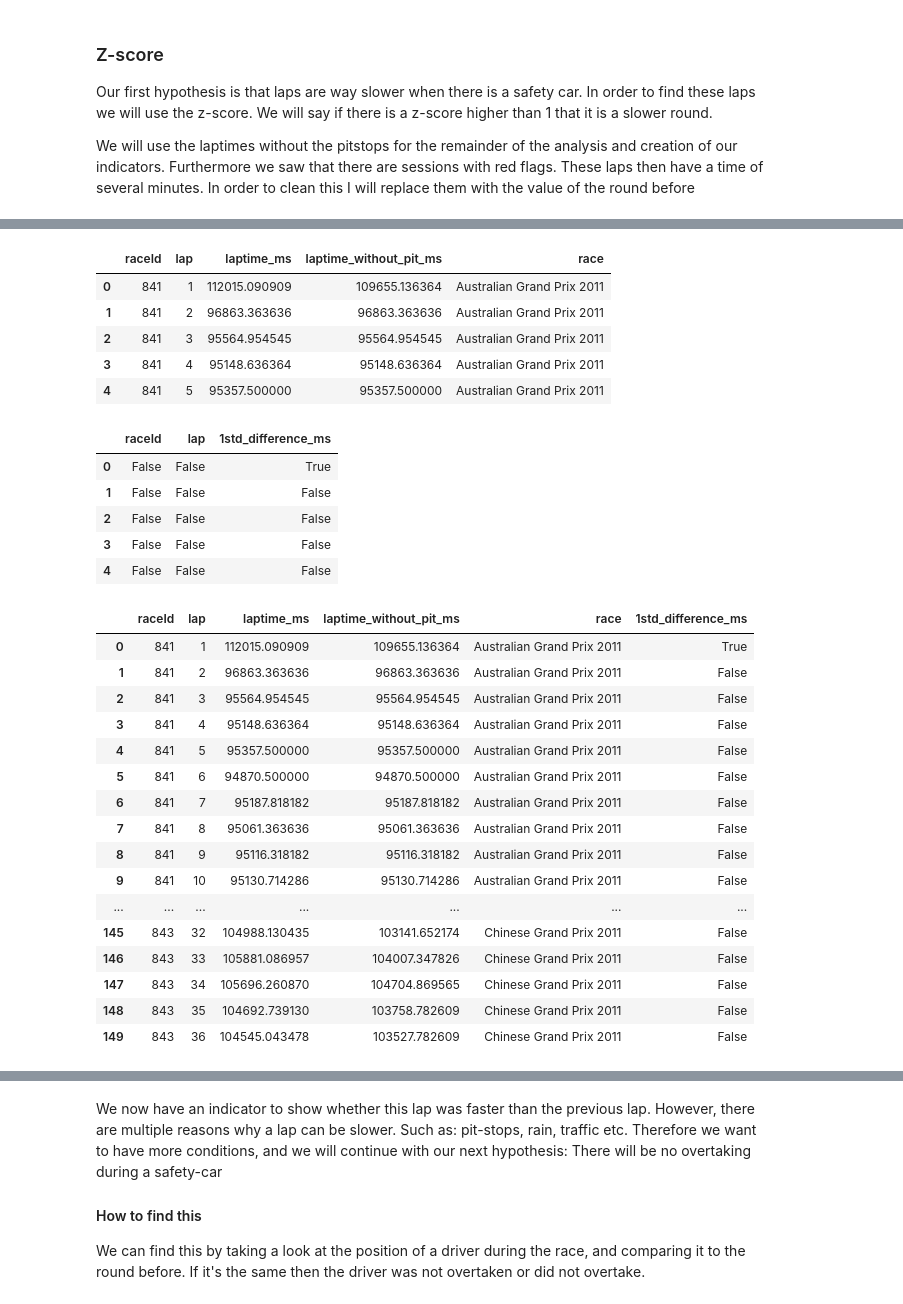
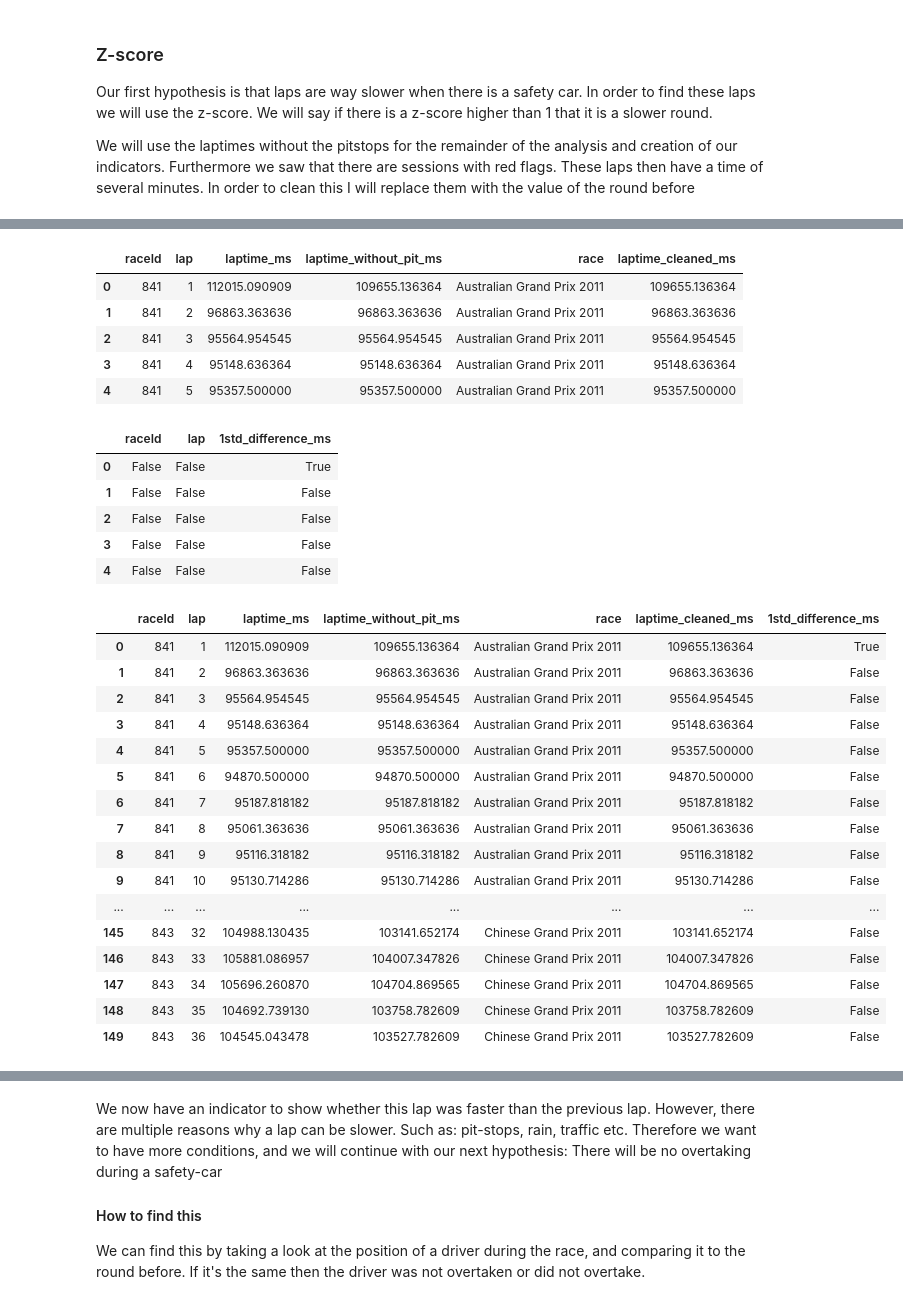
Before and after one commit to yannickaugustijn/F1, a Jupyter notebook: Safety cars.ipynb, the cells around one changed output, grey strips where cells are left out. Saved outputs shown, nothing was run; the diff lists cells and outputs as text; code cells hidden in the pictures.

Commit message:
Red flag cleaned as 1.2*median of laptimes

```diff
--- a/Safety cars.ipynb
+++ b/Safety cars.ipynb
@@ -180,7 +180,7 @@ laptime_race_df = laptime_race_df.merge(pitstops_df[['raceId', 'driverId', 'lap'
                                 , how = 'left')\
                                 .fillna(0)
 laptime_race_df = laptime_race_df.rename(columns = {'milliseconds_x' : 'laptime_ms'
-                                 , 'milliseconds_y' : 'pitstop_ms'}
+                                 , 'milliseconds_y' : 'pitstop_ms'})
 laptime_race_df['laptime_without_pit_ms'] = laptime_race_df['laptime_ms'] - laptime_race_df['pitstop_ms']
 laptime_race_df.head(100)
 # %% [output]
@@ -273,7 +285,8 @@ We will use the laptimes without the pitstops for the remainder of the analysis
 # %%
 # Replace laptime_witout_pit_ms with a cleaned version for when there is a red flag
-# I will do this by changing for the mean when a lap is over 3 times the average time of a lap
+# I will do this by changing for the median when a lap is over 1.2 times the median time of a lap
 # This value is arbirarily chosen
-
-
-# CONTINUE HERE
+for i in avg_laptimes_race_df['raceId'].unique():
+    median = avg_laptimes_race_df[avg_laptimes_race_df['raceId'] == i]\
+    ['laptime_without_pit_ms'].median()
+    avg_laptimes_race_df['laptime_cleaned_ms'] = avg_laptimes_race_df['laptime_without_pit_ms'].clip(upper = 1.2 * median)
@@ -285,51 +315,51 @@ def zscore(s):
     return (s - np.mean(s)) / np.std(s)
 # %%
 avg_laptimes_race_df.head()
-z_score_laptime_df = avg_laptimes_race_df[['raceId', 'lap', 'laptime_without_pit_ms']]\
+z_score_laptime_df = avg_laptimes_race_df[['raceId', 'lap', 'laptime_cleaned_ms']]\
                             .groupby(['raceId'])\
                             .apply(lambda x : zscore(x).gt(1))\
-                            .rename(columns = {'laptime_without_pit_ms' : '1std_difference_ms'})
+                            .rename(columns = {'laptime_cleaned_ms' : '1std_difference_ms'})
 
 z_score_laptime_df.head()
 avg_laptimes_race_df = avg_laptimes_race_df.merge(z_score_laptime_df
                        , how = 'left'
                        , left_index = True
                        , right_index = True
                        )\
 .drop(['raceId_y', 'lap_y'], axis = 'columns')\
 .rename(columns = {'raceId_x' : 'raceId'
                    , 'lap_x': 'lap'})
 avg_laptimes_race_df.head(150)
 # %% [output]
-|  | raceId | lap | laptime_ms | laptime_without_pit_ms | race |
-| 0 | 841 | 1 | 112015.090909 | 109655.136364 | Australian Grand Prix 2011 |
-| 1 | 841 | 2 | 96863.363636 | 96863.363636 | Australian Grand Prix 2011 |
-| 2 | 841 | 3 | 95564.954545 | 95564.954545 | Australian Grand Prix 2011 |
-| 3 | 841 | 4 | 95148.636364 | 95148.636364 | Australian Grand Prix 2011 |
-| 4 | 841 | 5 | 95357.500000 | 95357.500000 | Australian Grand Prix 2011 |
+|  | raceId | lap | laptime_ms | laptime_without_pit_ms | race | laptime_cleaned_ms |
+| 0 | 841 | 1 | 112015.090909 | 109655.136364 | Australian Grand Prix 2011 | 109655.136364 |
+| 1 | 841 | 2 | 96863.363636 | 96863.363636 | Australian Grand Prix 2011 | 96863.363636 |
+| 2 | 841 | 3 | 95564.954545 | 95564.954545 | Australian Grand Prix 2011 | 95564.954545 |
+| 3 | 841 | 4 | 95148.636364 | 95148.636364 | Australian Grand Prix 2011 | 95148.636364 |
+| 4 | 841 | 5 | 95357.500000 | 95357.500000 | Australian Grand Prix 2011 | 95357.500000 |
 |  | raceId | lap | 1std_difference_ms |
 | 0 | False | False | True |
 | 1 | False | False | False |
 | 2 | False | False | False |
 | 3 | False | False | False |
 | 4 | False | False | False |
-|  | raceId | lap | laptime_ms | laptime_without_pit_ms | race | 1std_difference_ms |
-| 0 | 841 | 1 | 112015.090909 | 109655.136364 | Australian Grand Prix 2011 | True |
-| 1 | 841 | 2 | 96863.363636 | 96863.363636 | Australian Grand Prix 2011 | False |
-| 2 | 841 | 3 | 95564.954545 | 95564.954545 | Australian Grand Prix 2011 | False |
-| 3 | 841 | 4 | 95148.636364 | 95148.636364 | Australian Grand Prix 2011 | False |
-| 4 | 841 | 5 | 95357.500000 | 95357.500000 | Australian Grand Prix 2011 | False |
-| 5 | 841 | 6 | 94870.500000 | 94870.500000 | Australian Grand Prix 2011 | False |
-| 6 | 841 | 7 | 95187.818182 | 95187.818182 | Australian Grand Prix 2011 | False |
-| 7 | 841 | 8 | 95061.363636 | 95061.363636 | Australian Grand Prix 2011 | False |
-| 8 | 841 | 9 | 95116.318182 | 95116.318182 | Australian Grand Prix 2011 | False |
-| 9 | 841 | 10 | 95130.714286 | 95130.714286 | Australian Grand Prix 2011 | False |
-| ... | ... | ... | ... | ... | ... | ... |
-| 145 | 843 | 32 | 104988.130435 | 103141.652174 | Chinese Grand Prix 2011 | False |
-| 146 | 843 | 33 | 105881.086957 | 104007.347826 | Chinese Grand Prix 2011 | False |
-| 147 | 843 | 34 | 105696.260870 | 104704.869565 | Chinese Grand Prix 2011 | False |
-| 148 | 843 | 35 | 104692.739130 | 103758.782609 | Chinese Grand Prix 2011 | False |
-| 149 | 843 | 36 | 104545.043478 | 103527.782609 | Chinese Grand Prix 2011 | False |
+|  | raceId | lap | laptime_ms | laptime_without_pit_ms | race | laptime_cleaned_ms | 1std_difference_ms |
+| 0 | 841 | 1 | 112015.090909 | 109655.136364 | Australian Grand Prix 2011 | 109655.136364 | True |
+| 1 | 841 | 2 | 96863.363636 | 96863.363636 | Australian Grand Prix 2011 | 96863.363636 | False |
+| 2 | 841 | 3 | 95564.954545 | 95564.954545 | Australian Grand Prix 2011 | 95564.954545 | False |
+| 3 | 841 | 4 | 95148.636364 | 95148.636364 | Australian Grand Prix 2011 | 95148.636364 | False |
+| 4 | 841 | 5 | 95357.500000 | 95357.500000 | Australian Grand Prix 2011 | 95357.500000 | False |
+| 5 | 841 | 6 | 94870.500000 | 94870.500000 | Australian Grand Prix 2011 | 94870.500000 | False |
+| 6 | 841 | 7 | 95187.818182 | 95187.818182 | Australian Grand Prix 2011 | 95187.818182 | False |
+| 7 | 841 | 8 | 95061.363636 | 95061.363636 | Australian Grand Prix 2011 | 95061.363636 | False |
+| 8 | 841 | 9 | 95116.318182 | 95116.318182 | Australian Grand Prix 2011 | 95116.318182 | False |
+| 9 | 841 | 10 | 95130.714286 | 95130.714286 | Australian Grand Prix 2011 | 95130.714286 | False |
+| ... | ... | ... | ... | ... | ... | ... | ... |
+| 145 | 843 | 32 | 104988.130435 | 103141.652174 | Chinese Grand Prix 2011 | 103141.652174 | False |
+| 146 | 843 | 33 | 105881.086957 | 104007.347826 | Chinese Grand Prix 2011 | 104007.347826 | False |
+| 147 | 843 | 34 | 105696.260870 | 104704.869565 | Chinese Grand Prix 2011 | 104704.869565 | False |
+| 148 | 843 | 35 | 104692.739130 | 103758.782609 | Chinese Grand Prix 2011 | 103758.782609 | False |
+| 149 | 843 | 36 | 104545.043478 | 103527.782609 | Chinese Grand Prix 2011 | 103527.782609 | False |
 # %%
 # Thus, we can see that the laptime should be going down with each lap
 # Based on this info we can see that someting is going on if this is not the case
```
Also changed, not shown: parts of 11 cells of this notebook.
